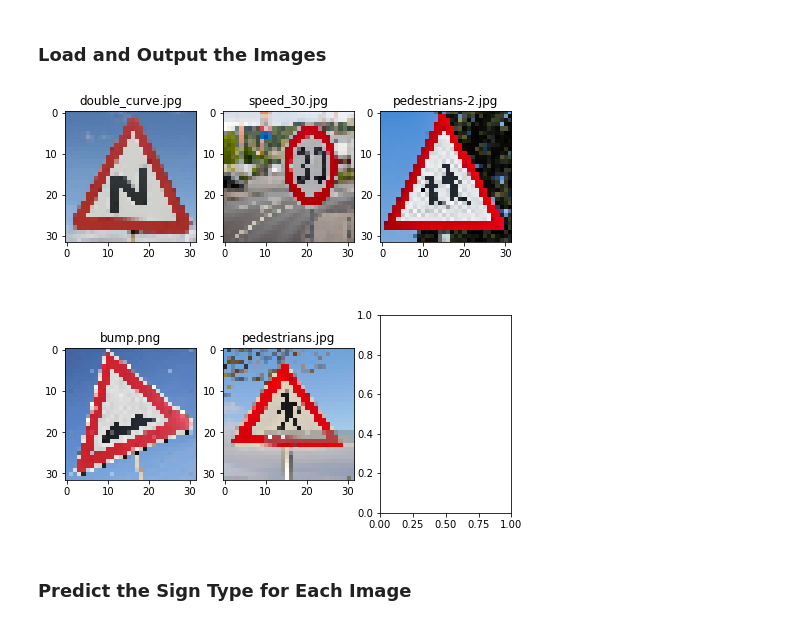
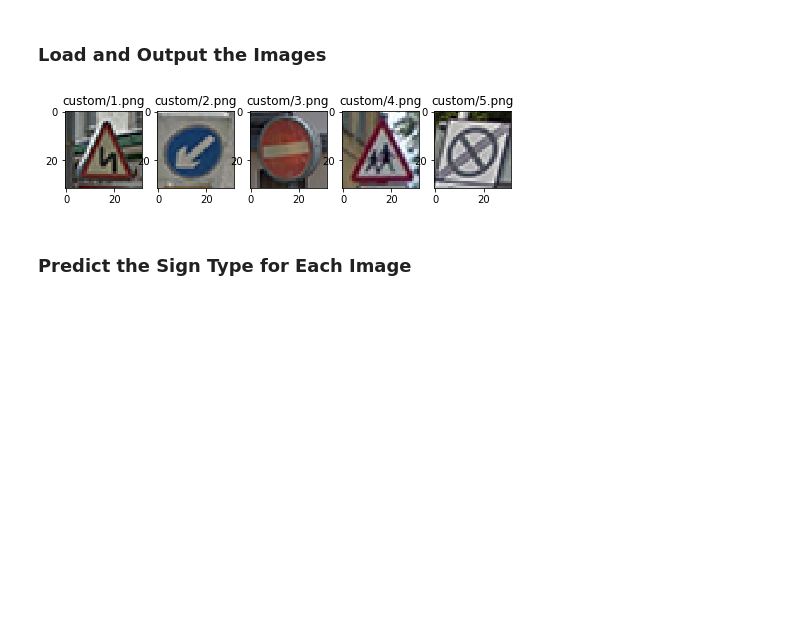
Before and after one commit to mehrshadshams/CarND-Traffic-Sign-Classifier-Project, a Jupyter notebook: Traffic_Sign_Classifier.ipynb, the cells around one changed output. Saved outputs shown, nothing was run; the diff lists cells and outputs as text; code cells hidden in the pictures; blank space fills up the shorter version.

Commit message:
Finished training

```diff
--- a/Traffic_Sign_Classifier.ipynb
+++ b/Traffic_Sign_Classifier.ipynb
@@ -166,15 +178,23 @@ datagen.fit(X_train)
 new_images, new_labels = [], []
 for i in range(n_classes):
     image_indices = np.where(y_train == i)[0]
-    expected = max_count - len(image_indices)
-    for j in range(expected):
-        idx = np.random.choice(image_indices)
-        img = X_train[idx]
-        new_img = datagen.random_transform(img)
-        new_images.append(new_img)
+    for j in range(len(image_indices)):
+        intensity = np.random.uniform(0.6, 0.8)
+        idx = image_indices[j]
+
+        img = X_train[idx].astype(np.float32) / 255.
+        new_img = img * intensity
+        new_images.append((new_img * 255.).astype(np.uint8))
+
         new_labels.append(i)
+
+        for k in range(5):
+            img = X_train[idx]
+            new_img = datagen.random_transform(img)
+            new_images.append(new_img)
+            new_labels.append(i)
 # %%
-new_image_arr, new_label_arr = shuffle(np.array(new_images), np.array(new_labels))
+new_image_arr, new_label_arr = np.array(new_images), np.array(new_labels)
 # %%
 new_image_arr.shape, new_label_arr.shape
 # %% [output]
@@ -625,33 +587,28 @@ You may find `signnames.csv` useful as it contains mappings from the class id (i
 # %%
 ### Load the images and plot them here.
 ### Feel free to use as many code cells as needed.
 import matplotlib.image as mpimg
-import cv2
 
 image_files = [
-    'double_curve.jpg',
-    'speed_30.jpg',
-    'pedestrians-2.jpg',
-    'bump.png',
-    'pedestrians.jpg'
+    'custom/1.png',
+    'custom/2.png',
+    'custom/3.png',
+    'custom/4.png',
+    'custom/5.png'
 ]
 
 images = []
 for f in image_files:
-    image = cv2.imread(f)
-    image = cv2.cvtColor(image, cv2.COLOR_BGR2RGB)
-    image = cv2.resize(image,(32, 32), interpolation = cv2.INTER_CUBIC)
-    # remove last channel if any
-    if image.shape[2] > 3:
-        image = image[:,:,0:3]
-    images.append(image)
+    image = mpimg.imread(f)
+
+    images.append((image[:,:,0:3] * 255).astype(np.uint8))
 
 images = np.array(images)
 images_orig = images.copy()
 
-show_images(images, image_files, rows=2)
+show_images(images, image_files, rows=1)
 # %% [output]
-[figure, old version]
+[figure, new version]
 # %% [markdown]
 ### Predict the Sign Type for Each Image
 # %%
```
Also changed, not shown: parts of 46 cells of this notebook, 14 other files.
